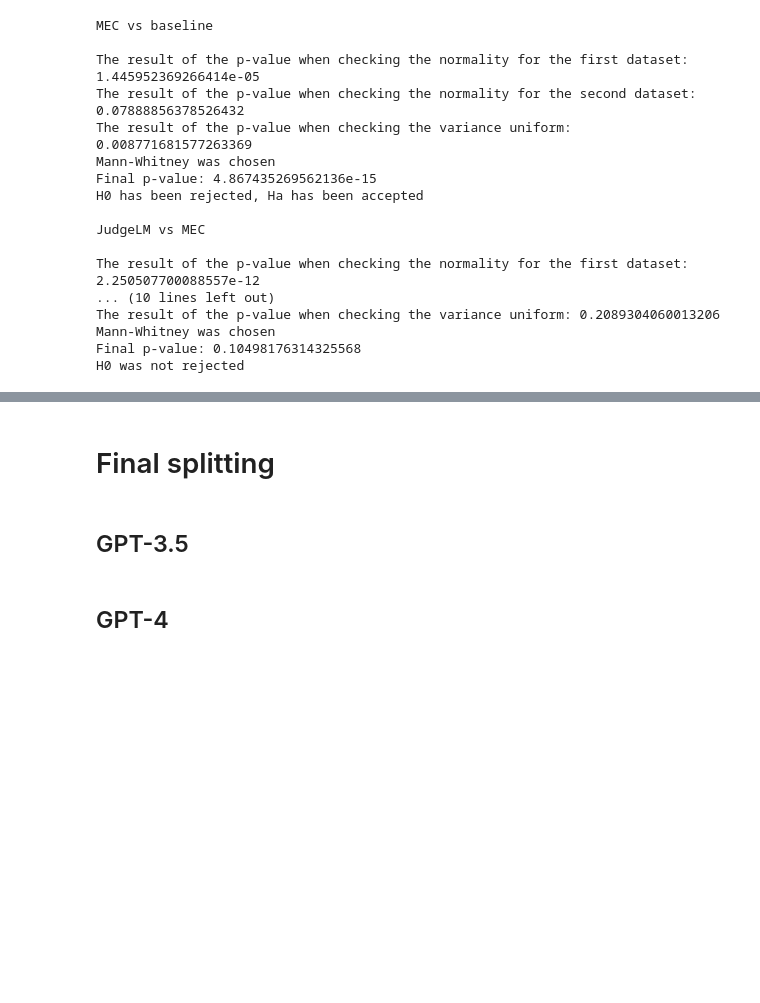
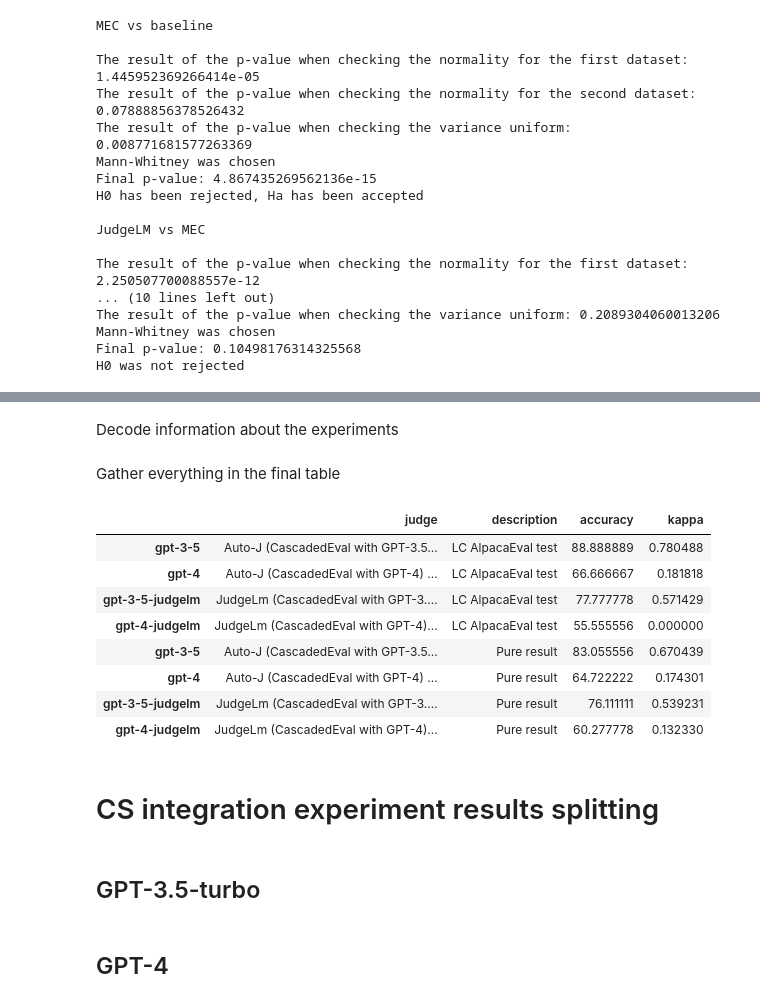
Before and after one commit to Thesis-LLM-as-a-judge-AUAS/thesis_code, a Jupyter notebook: analysis/experimental_result_analysis.ipynb, the cells around one changed output, grey strips where cells are left out. Cells and saved outputs as stored; diff of their text form; code cells hidden in the pictures; blank space fills up the shorter version.

Commit message:
feat: CS integration experiment

```diff
--- a/analysis/experimental_result_analysis.ipynb
+++ b/analysis/experimental_result_analysis.ipynb
@@ -1545,3 +1655,5 @@ for key, current_list in alpaca_results.items():
+# %% [markdown]
+Decode information about the experiments
 # %%
 LC_MAP = {
     'gpt-3-5': {
@@ -1580,29 +1692,39 @@ CASCADED_MAP = {
         'description': 'Pure result'
     },
 }
+# %% [markdown]
+Gather everything in the final table
 # %%
 lc_table = pd.DataFrame({
     "judge": [v["judge"] for v in LC_MAP.values()],
     "description": [v["description"] for v in LC_MAP.values()],
     "accuracy": lc_acc.values(),
     "kappa": lc_kappa.values(),
-    "F1": lc_f1.values(),
 }, index=lc_acc.keys())
 
 cascaded_table = pd.DataFrame({
     "judge": [v["judge"] for v in CASCADED_MAP.values()],
     "description": [v["description"] for v in CASCADED_MAP.values()],
     "accuracy": cascaded_acc.values(),
     "kappa": cascaded_kappa.values(),
-    "F1": cascaded_f1.values(),
 }, index=cascaded_acc.keys())
 
 lc_table = pd.concat([lc_table, cascaded_table])
 lc_table
+# %% [output]
+|  | judge | description | accuracy | kappa |
+| gpt-3-5 | Auto-J (CascadedEval with GPT-3.5... | LC AlpacaEval test | 88.888889 | 0.780488 |
+| gpt-4 | Auto-J (CascadedEval with GPT-4) ... | LC AlpacaEval test | 66.666667 | 0.181818 |
+| gpt-3-5-judgelm | JudgeLm (CascadedEval with GPT-3.... | LC AlpacaEval test | 77.777778 | 0.571429 |
+| gpt-4-judgelm | JudgeLm (CascadedEval with GPT-4)... | LC AlpacaEval test | 55.555556 | 0.000000 |
+| gpt-3-5 | Auto-J (CascadedEval with GPT-3.5... | Pure result | 83.055556 | 0.670439 |
+| gpt-4 | Auto-J (CascadedEval with GPT-4) ... | Pure result | 64.722222 | 0.174301 |
+| gpt-3-5-judgelm | JudgeLm (CascadedEval with GPT-3.... | Pure result | 76.111111 | 0.539231 |
+| gpt-4-judgelm | JudgeLm (CascadedEval with GPT-4)... | Pure result | 60.277778 | 0.132330 |
 # %% [markdown]
-# Final splitting
+# CS integration experiment results splitting
 # %% [markdown]
-## GPT-3.5
+## GPT-3.5-turbo
 # %%
 gpt35_final = lc_table[lc_table['judge'].str.contains('GPT-3.5', na=False)]
 gpt35_final
```
Also changed, not shown: parts of 17 cells of this notebook.
